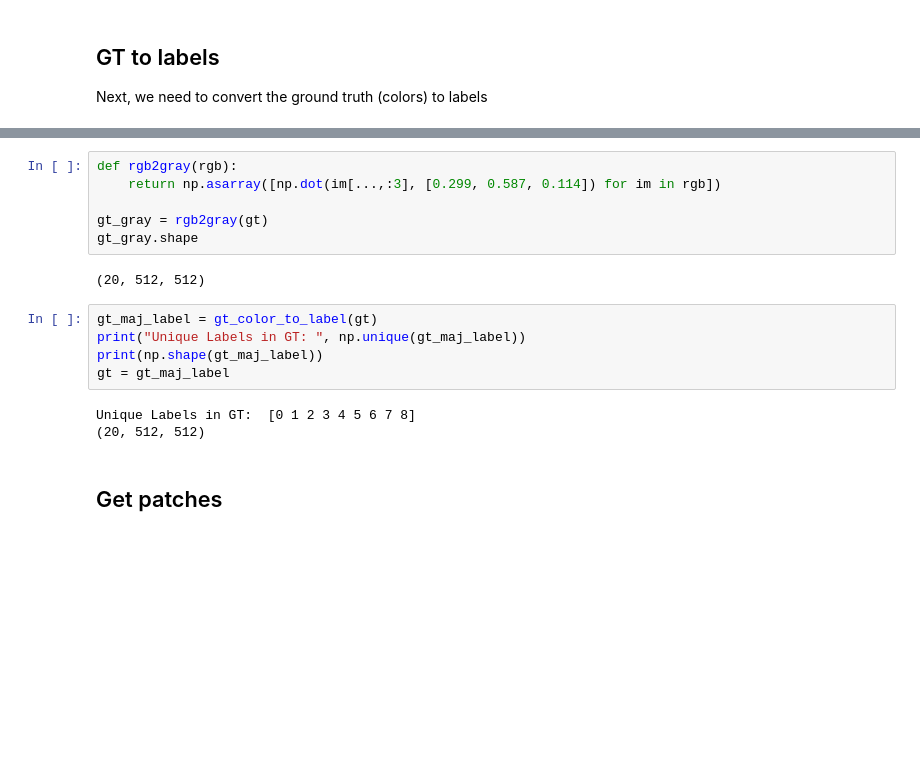
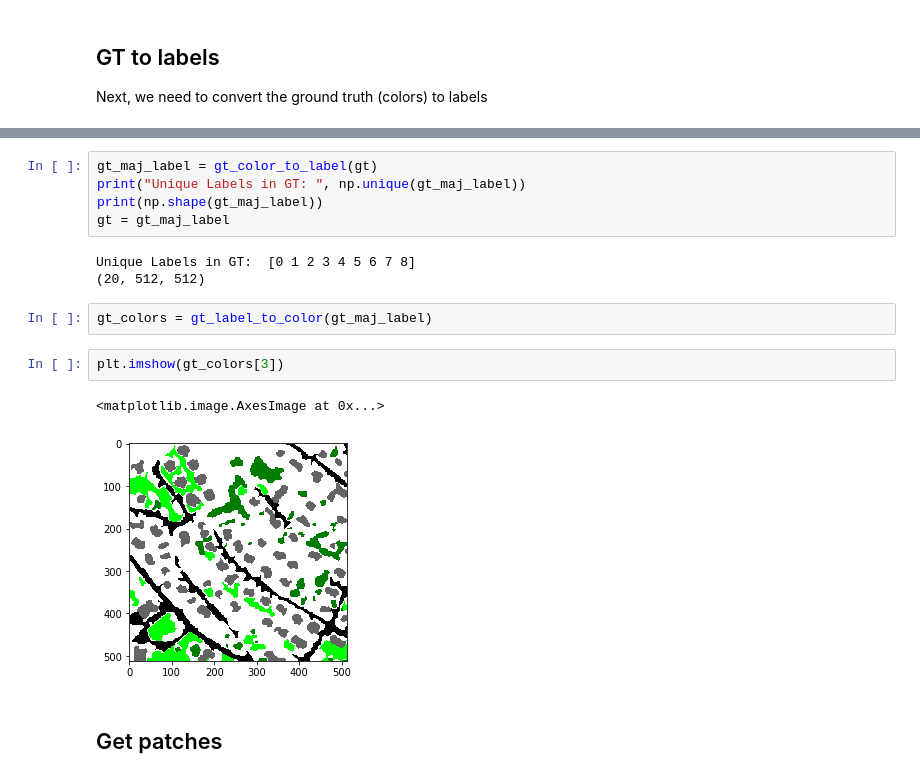
Before and after one commit to CyrilWendl/SIE-Master, a Jupyter notebook: Zurich Land Cover/Zurich Land Cover Classification.ipynb, the cells around one changed output, grey strips where cells are left out. Cells and saved outputs as stored; diff of their text form; blank space fills up the shorter version.

```diff
--- a/Zurich Land Cover/Zurich Land Cover Classification.ipynb
+++ b/Zurich Land Cover/Zurich Land Cover Classification.ipynb
@@ -146,11 +161,3 @@ def gt_color_to_label(gt, maj = False):
-# %%
-def rgb2gray(rgb):
-    return np.asarray([np.dot(im[...,:3], [0.299, 0.587, 0.114]) for im in rgb])
-
-gt_gray = rgb2gray(gt)
-gt_gray.shape
-# %% [output]
-(20, 512, 512)
 # %%
 gt_maj_label = gt_color_to_label(gt)
 print("Unique Labels in GT: ", np.unique(gt_maj_label))
@@ -159,6 +166,13 @@ gt = gt_maj_label
 # %% [output]
 Unique Labels in GT:  [0 1 2 3 4 5 6 7 8]
 (20, 512, 512)
+# %%
+gt_colors = gt_label_to_color(gt_maj_label)
+# %%
+plt.imshow(gt_colors[3])
+# %% [output]
+<matplotlib.image.AxesImage at 0x...>
+[figure, added]
 # %% [markdown]
 ## Get patches
 # %%
```
Also changed, not shown: parts of 20 cells of this notebook, 2 other files.
